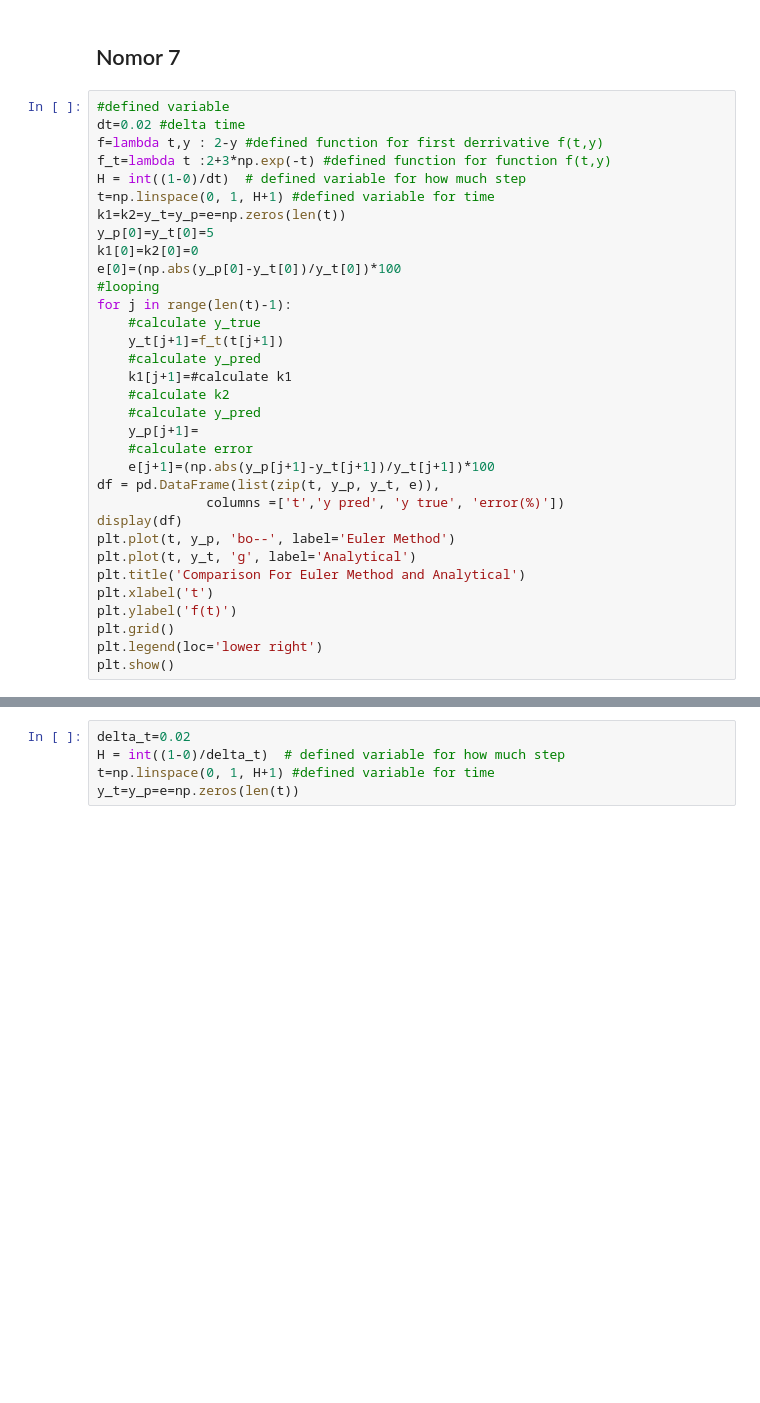
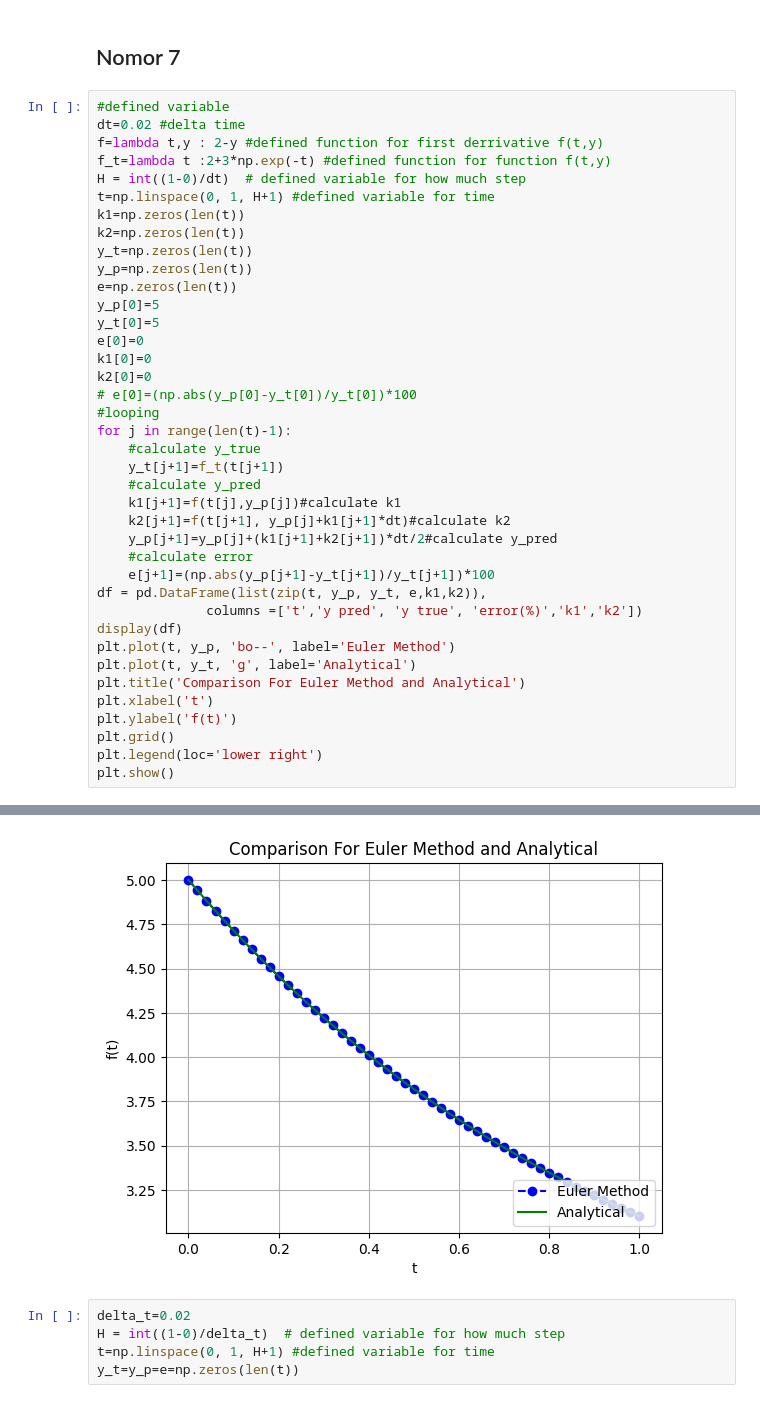
Before and after one commit to RendiZein/Metode-Rekayasa-Komputasi, a Jupyter notebook: RK_Method.ipynb, the cells around one changed output, grey strips where cells are left out. Drawn from its saved outputs; the diff is of its cells as text; blank space fills up the shorter version.

```diff
--- a/RK_Method.ipynb
+++ b/RK_Method.ipynb
@@ -21,23 +21,29 @@ f=lambda t,y : 2-y #defined function for first derrivative f(t,y)
 f_t=lambda t :2+3*np.exp(-t) #defined function for function f(t,y)
 H = int((1-0)/dt)  # defined variable for how much step
 t=np.linspace(0, 1, H+1) #defined variable for time
-k1=k2=y_t=y_p=e=np.zeros(len(t))
-y_p[0]=y_t[0]=5
-k1[0]=k2[0]=0
-e[0]=(np.abs(y_p[0]-y_t[0])/y_t[0])*100
+k1=np.zeros(len(t))
+k2=np.zeros(len(t))
+y_t=np.zeros(len(t))
+y_p=np.zeros(len(t))
+e=np.zeros(len(t))
+y_p[0]=5
+y_t[0]=5
+e[0]=0
+k1[0]=0
+k2[0]=0
+# e[0]=(np.abs(y_p[0]-y_t[0])/y_t[0])*100
 #looping
 for j in range(len(t)-1):
     #calculate y_true
     y_t[j+1]=f_t(t[j+1])
     #calculate y_pred
-    k1[j+1]=#calculate k1
-    #calculate k2
-    #calculate y_pred
-    y_p[j+1]=
+    k1[j+1]=f(t[j],y_p[j])#calculate k1
+    k2[j+1]=f(t[j+1], y_p[j]+k1[j+1]*dt)#calculate k2
+    y_p[j+1]=y_p[j]+(k1[j+1]+k2[j+1])*dt/2#calculate y_pred
     #calculate error
     e[j+1]=(np.abs(y_p[j+1]-y_t[j+1])/y_t[j+1])*100
-df = pd.DataFrame(list(zip(t, y_p, y_t, e)),
-              columns =['t','y pred', 'y true', 'error(%)'])
+df = pd.DataFrame(list(zip(t, y_p, y_t, e,k1,k2)),
+              columns =['t','y pred', 'y true', 'error(%)','k1','k2'])
 display(df)
 plt.plot(t, y_p, 'bo--', label='Euler Method')
 plt.plot(t, y_t, 'g', label='Analytical')
@@ -47,3 +53,4 @@ plt.ylabel('f(t)')
 plt.grid()
 plt.legend(loc='lower right')
 plt.show()
+# %% [output]
@@ -50,3 +74,4 @@ plt.show()
+[figure, added]
 # %%
 delta_t=0.02
 H = int((1-0)/delta_t)  # defined variable for how much step
```
Also changed, not shown: parts of 1 cell of this notebook.
